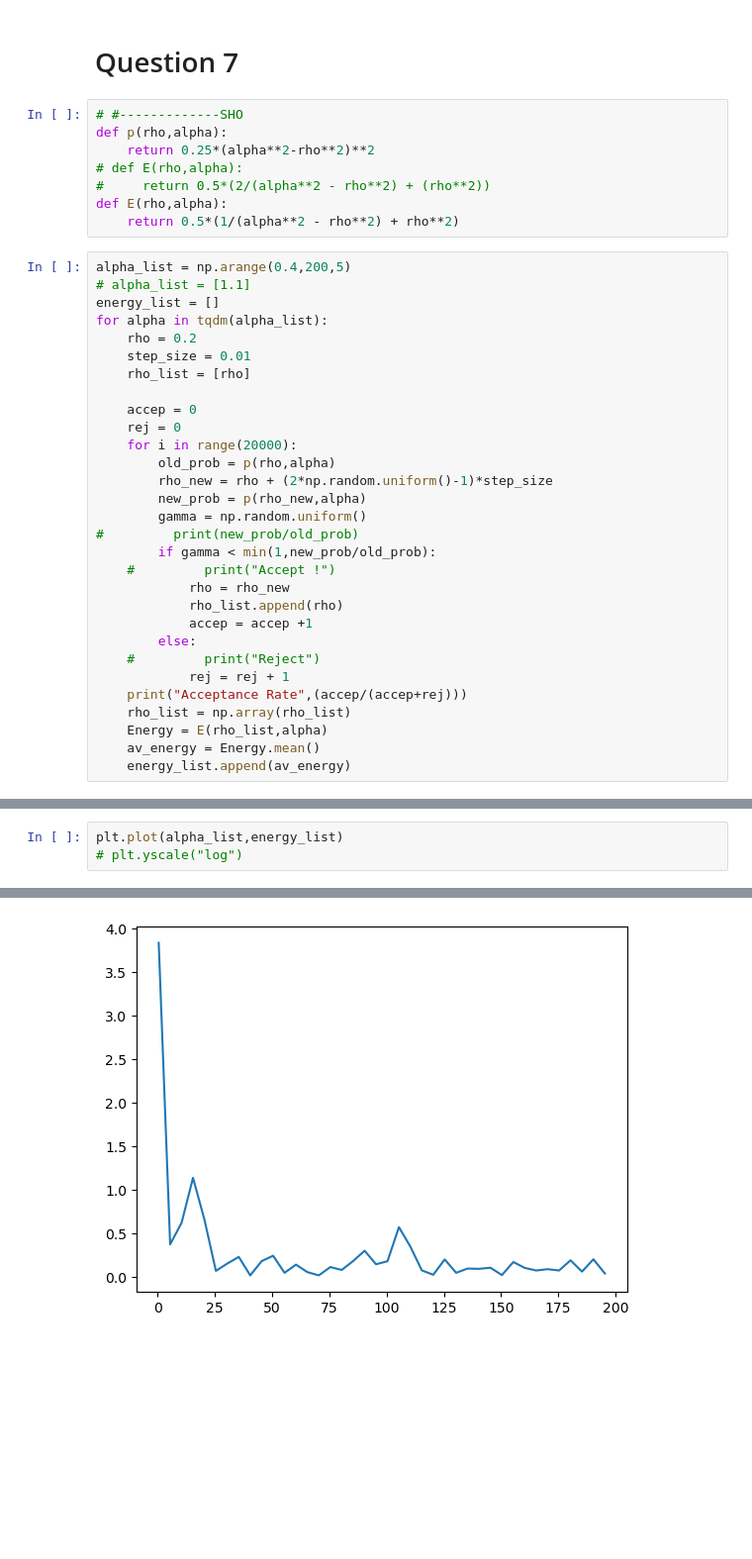
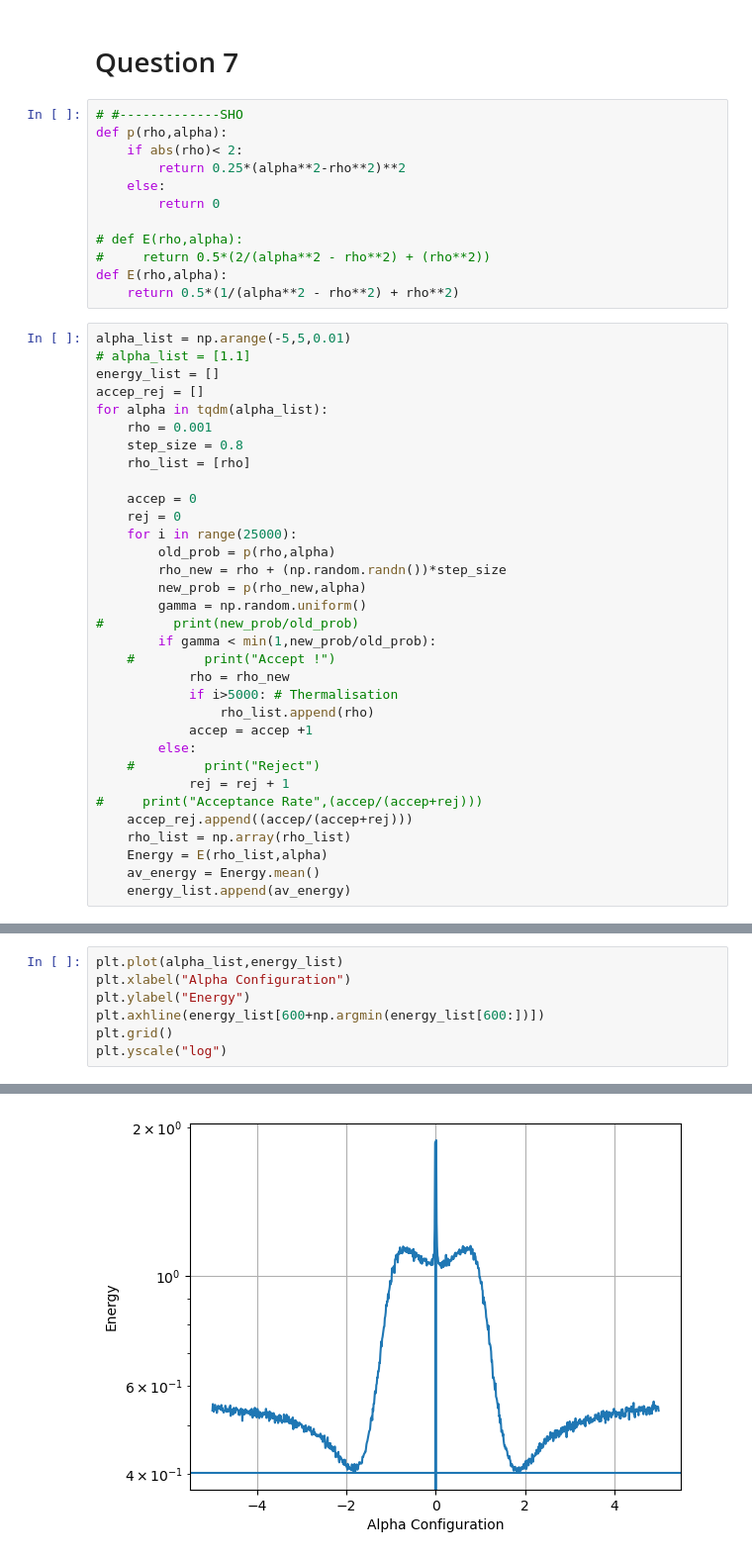
Before and after one commit to dc250601/P452, a Jupyter notebook: EndSemester/Solution_2011061.ipynb, the cells around one changed output, grey strips where cells are left out. Shown: that part at 99% size. Saved outputs shown, nothing was run; the diff lists cells and outputs as text; blank space fills up the shorter version.

```diff
--- a/EndSemester/Solution_2011061.ipynb
+++ b/EndSemester/Solution_2011061.ipynb
@@ -328,37 +292,44 @@ Acceptance Percentage 0.8684324793747286
 # %%
 # #-------------SHO
 def p(rho,alpha):
-    return 0.25*(alpha**2-rho**2)**2
+    if abs(rho)< 2:
+        return 0.25*(alpha**2-rho**2)**2
+    else:
+        return 0
+
 # def E(rho,alpha):
 #     return 0.5*(2/(alpha**2 - rho**2) + (rho**2))
 def E(rho,alpha):
     return 0.5*(1/(alpha**2 - rho**2) + rho**2)
 # %%
-alpha_list = np.arange(0.4,200,5)
+alpha_list = np.arange(-5,5,0.01)
 # alpha_list = [1.1]
 energy_list = []
+accep_rej = []
 for alpha in tqdm(alpha_list):
-    rho = 0.2
-    step_size = 0.01
+    rho = 0.001
+    step_size = 0.8
     rho_list = [rho]
 
     accep = 0
     rej = 0
-    for i in range(20000):
+    for i in range(25000):
         old_prob = p(rho,alpha)
-        rho_new = rho + (2*np.random.uniform()-1)*step_size
+        rho_new = rho + (np.random.randn())*step_size
         new_prob = p(rho_new,alpha)
         gamma = np.random.uniform()
 #         print(new_prob/old_prob)
         if gamma < min(1,new_prob/old_prob):
     #         print("Accept !")
             rho = rho_new
-            rho_list.append(rho)
+            if i>5000: # Thermalisation
+                rho_list.append(rho)
             accep = accep +1
         else:
     #         print("Reject")
             rej = rej + 1
-    print("Acceptance Rate",(accep/(accep+rej)))
+#     print("Acceptance Rate",(accep/(accep+rej)))
+    accep_rej.append((accep/(accep+rej)))
     rho_list = np.array(rho_list)
     Energy = E(rho_list,alpha)
     av_energy = Energy.mean()
@@ -384,4 +337,8 @@ Acceptance Rate 1.0
 # %%
 plt.plot(alpha_list,energy_list)
-# plt.yscale("log")
+plt.xlabel("Alpha Configuration")
+plt.ylabel("Energy")
+plt.axhline(energy_list[600+np.argmin(energy_list[600:])])
+plt.grid()
+plt.yscale("log")
 # %% [output]
@@ -389 +345 @@ plt.plot(alpha_list,energy_list)
-[figure, old version]
+[figure, new version]
```
Also changed, not shown: parts of 24 cells of this notebook.
